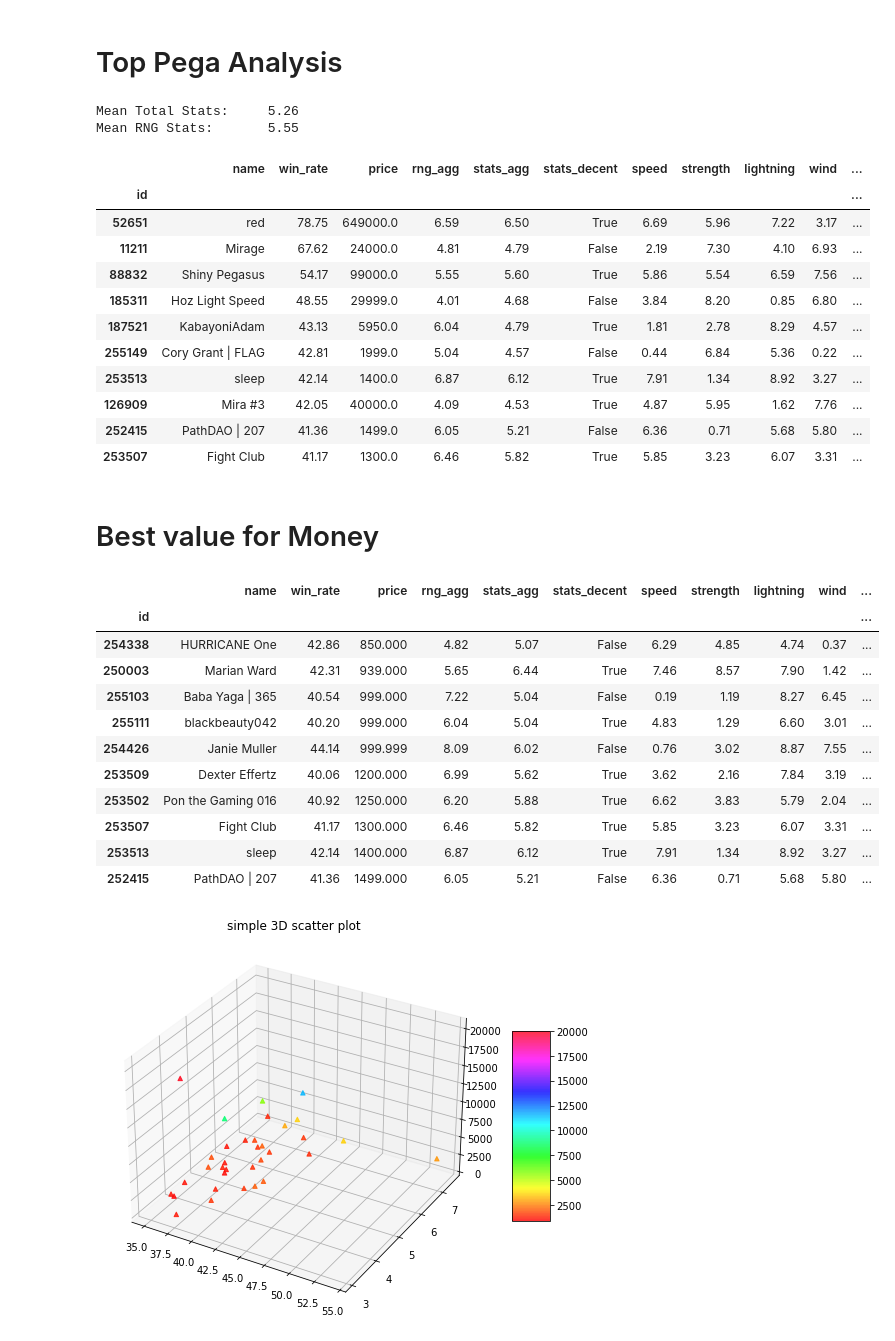
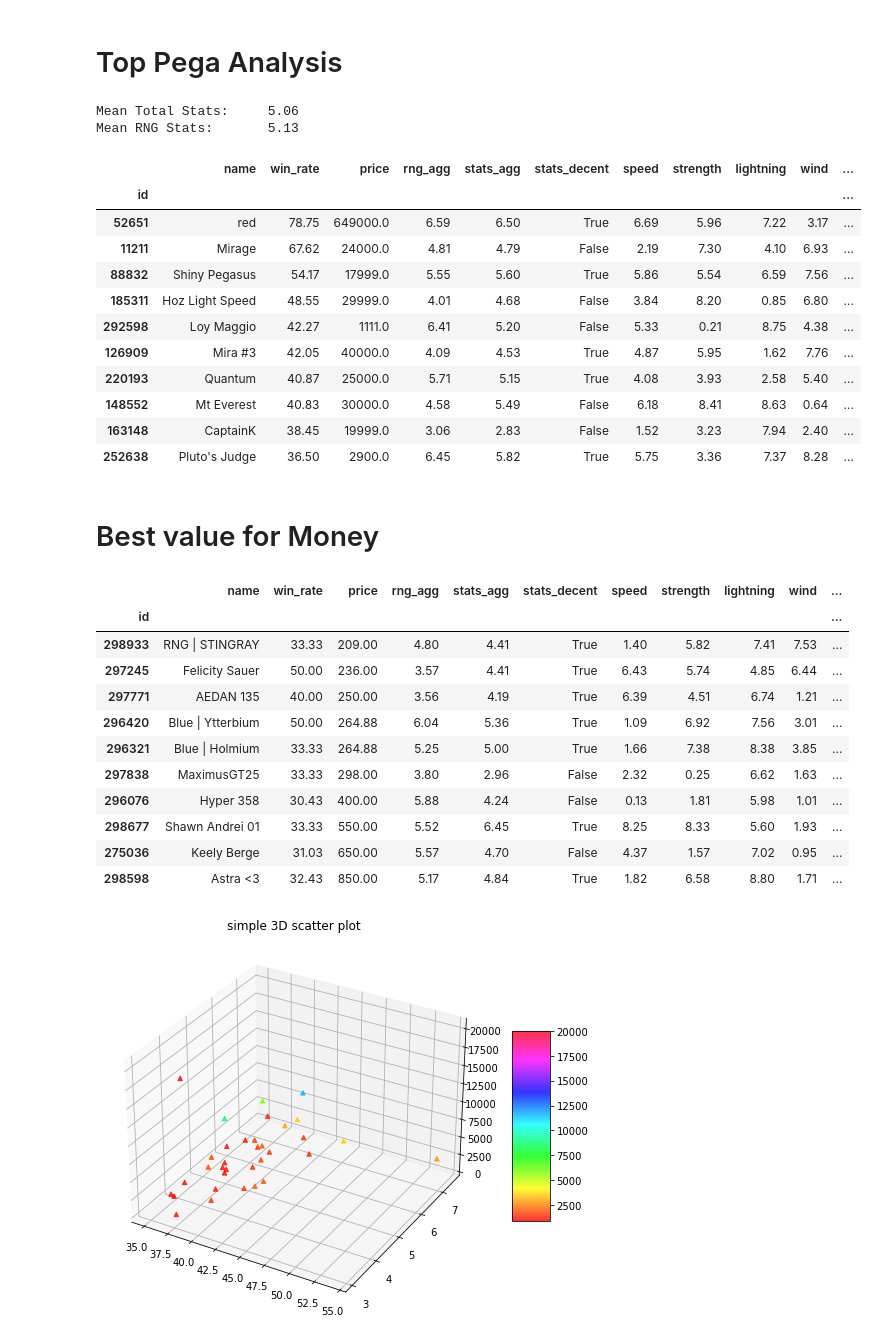
Before and after one commit to enricoaquilina/Pegaxy_research, a Jupyter notebook: Pegaxy Analysis.ipynb, the cells around one changed output. Cells and saved outputs as stored; diff of their text form; code cells hidden in the pictures.

```diff
--- a/Pegaxy Analysis.ipynb
+++ b/Pegaxy Analysis.ipynb
@@ -177,7 +177,8 @@ if __name__ == '__main__':
             new_pega['loss'] = pega['nft']['lose']
             new_pega['total_races'] = pega['nft']['total_races']
             new_pega['breedTime'] = pega['nft']['breedTime']
-            new_pega['owner'] = pega['listing']['owner']['address']
+            if 'listing' in pega:
+                new_pega['owner'] = pega['listing']['owner']['address']
             new_pega['name'] = pega['nft']['name']
             new_pega['bloodline'] = pega['nft']['bloodLine']
             new_pega['breedType'] = pega['nft']['breedType']
@@ -279,47 +280,47 @@ print("Mean Total Stats:     {:.2f}".format(top_pegas['stats_agg'].mean()));
 print("Mean RNG Stats:       {:.2f}".format(top_pegas['rng_agg'].mean()));
 top_pegas
 # %% [output]
-Mean Total Stats:     5.26
-Mean RNG Stats:       5.55
+Mean Total Stats:     5.06
+Mean RNG Stats:       5.13
 |  | name | win_rate | price | rng_agg | stats_agg | stats_decent | speed | strength | lightning | wind | ... |
 | id |  |  |  |  |  |  |  |  |  |  | ... |
 | 52651 | red | 78.75 | 649000.0 | 6.59 | 6.50 | True | 6.69 | 5.96 | 7.22 | 3.17 | ... |
 | 11211 | Mirage | 67.62 | 24000.0 | 4.81 | 4.79 | False | 2.19 | 7.30 | 4.10 | 6.93 | ... |
-| 88832 | Shiny Pegasus | 54.17 | 99000.0 | 5.55 | 5.60 | True | 5.86 | 5.54 | 6.59 | 7.56 | ... |
+| 88832 | Shiny Pegasus | 54.17 | 17999.0 | 5.55 | 5.60 | True | 5.86 | 5.54 | 6.59 | 7.56 | ... |
 | 185311 | Hoz Light Speed | 48.55 | 29999.0 | 4.01 | 4.68 | False | 3.84 | 8.20 | 0.85 | 6.80 | ... |
-| 187521 | KabayoniAdam | 43.13 | 5950.0 | 6.04 | 4.79 | True | 1.81 | 2.78 | 8.29 | 4.57 | ... |
-| 255149 | Cory Grant | FLAG | 42.81 | 1999.0 | 5.04 | 4.57 | False | 0.44 | 6.84 | 5.36 | 0.22 | ... |
-| 253513 | sleep | 42.14 | 1400.0 | 6.87 | 6.12 | True | 7.91 | 1.34 | 8.92 | 3.27 | ... |
+| 292598 | Loy Maggio | 42.27 | 1111.0 | 6.41 | 5.20 | False | 5.33 | 0.21 | 8.75 | 4.38 | ... |
 | 126909 | Mira #3 | 42.05 | 40000.0 | 4.09 | 4.53 | True | 4.87 | 5.95 | 1.62 | 7.76 | ... |
-| 252415 | PathDAO | 207 | 41.36 | 1499.0 | 6.05 | 5.21 | False | 6.36 | 0.71 | 5.68 | 5.80 | ... |
-| 253507 | Fight Club | 41.17 | 1300.0 | 6.46 | 5.82 | True | 5.85 | 3.23 | 6.07 | 3.31 | ... |
+| 220193 | Quantum | 40.87 | 25000.0 | 5.71 | 5.15 | True | 4.08 | 3.93 | 2.58 | 5.40 | ... |
+| 148552 | Mt Everest | 40.83 | 30000.0 | 4.58 | 5.49 | False | 6.18 | 8.41 | 8.63 | 0.64 | ... |
+| 163148 | CaptainK | 38.45 | 19999.0 | 3.06 | 2.83 | False | 1.52 | 3.23 | 7.94 | 2.40 | ... |
+| 252638 | Pluto's Judge | 36.50 | 2900.0 | 6.45 | 5.82 | True | 5.75 | 3.36 | 7.37 | 8.28 | ... |
 # %% [markdown]
 # Best value for Money
 # %%
 df['price'] = df['price'].astype(float)
-test = df[(df['price'] <= 3000) & (df['win_rate'] > 40)   ]
+test = df[(df['price'] <= 2000) & (df['win_rate'] > 30) & (df['gender'] == 'Female') & (df['bloodline'] == 'Hoz')  ]
 test = test.sort_values(by=['price'], ascending=True) #[test['stats_decent'] == True]
 test[:10]
 # df = df.dropna();
 # df[df['win_rate'] == 0]
 # df.shape;
 
 # df = df[(df['price'] <= 1300) & (df['breedTime'] == 0)]
 # df = df.sort_values(by=['rng_mean'], ascending=False);
 # df.head()
 # %% [output]
 |  | name | win_rate | price | rng_agg | stats_agg | stats_decent | speed | strength | lightning | wind | ... |
 | id |  |  |  |  |  |  |  |  |  |  | ... |
-| 254338 | HURRICANE One | 42.86 | 850.000 | 4.82 | 5.07 | False | 6.29 | 4.85 | 4.74 | 0.37 | ... |
-| 250003 | Marian Ward | 42.31 | 939.000 | 5.65 | 6.44 | True | 7.46 | 8.57 | 7.90 | 1.42 | ... |
-| 255103 | Baba Yaga | 365 | 40.54 | 999.000 | 7.22 | 5.04 | False | 0.19 | 1.19 | 8.27 | 6.45 | ... |
-| 255111 | blackbeauty042 | 40.20 | 999.000 | 6.04 | 5.04 | True | 4.83 | 1.29 | 6.60 | 3.01 | ... |
-| 254426 | Janie Muller | 44.14 | 999.999 | 8.09 | 6.02 | False | 0.76 | 3.02 | 8.87 | 7.55 | ... |
-| 253509 | Dexter Effertz | 40.06 | 1200.000 | 6.99 | 5.62 | True | 3.62 | 2.16 | 7.84 | 3.19 | ... |
-| 253502 | Pon the Gaming 016 | 40.92 | 1250.000 | 6.20 | 5.88 | True | 6.62 | 3.83 | 5.79 | 2.04 | ... |
-| 253507 | Fight Club | 41.17 | 1300.000 | 6.46 | 5.82 | True | 5.85 | 3.23 | 6.07 | 3.31 | ... |
-| 253513 | sleep | 42.14 | 1400.000 | 6.87 | 6.12 | True | 7.91 | 1.34 | 8.92 | 3.27 | ... |
-| 252415 | PathDAO | 207 | 41.36 | 1499.000 | 6.05 | 5.21 | False | 6.36 | 0.71 | 5.68 | 5.80 | ... |
+| 298933 | RNG | STINGRAY | 33.33 | 209.00 | 4.80 | 4.41 | True | 1.40 | 5.82 | 7.41 | 7.53 | ... |
+| 297245 | Felicity Sauer | 50.00 | 236.00 | 3.57 | 4.41 | True | 6.43 | 5.74 | 4.85 | 6.44 | ... |
+| 297771 | AEDAN 135 | 40.00 | 250.00 | 3.56 | 4.19 | True | 6.39 | 4.51 | 6.74 | 1.21 | ... |
+| 296420 | Blue | Ytterbium | 50.00 | 264.88 | 6.04 | 5.36 | True | 1.09 | 6.92 | 7.56 | 3.01 | ... |
+| 296321 | Blue | Holmium | 33.33 | 264.88 | 5.25 | 5.00 | True | 1.66 | 7.38 | 8.38 | 3.85 | ... |
+| 297838 | MaximusGT25 | 33.33 | 298.00 | 3.80 | 2.96 | False | 2.32 | 0.25 | 6.62 | 1.63 | ... |
+| 296076 | Hyper 358 | 30.43 | 400.00 | 5.88 | 4.24 | False | 0.13 | 1.81 | 5.98 | 1.01 | ... |
+| 298677 | Shawn Andrei 01 | 33.33 | 550.00 | 5.52 | 6.45 | True | 8.25 | 8.33 | 5.60 | 1.93 | ... |
+| 275036 | Keely Berge | 31.03 | 650.00 | 5.57 | 4.70 | False | 4.37 | 1.57 | 7.02 | 0.95 | ... |
+| 298598 | Astra <3 | 32.43 | 850.00 | 5.17 | 4.84 | True | 1.82 | 6.58 | 8.80 | 1.71 | ... |
 # %%
 df['price'] = df['price'].astype(float)
 df["win_rate"] = df["win_rate"].astype(float)
```
Also changed, not shown: parts of 4 cells of this notebook, 1 other file.
